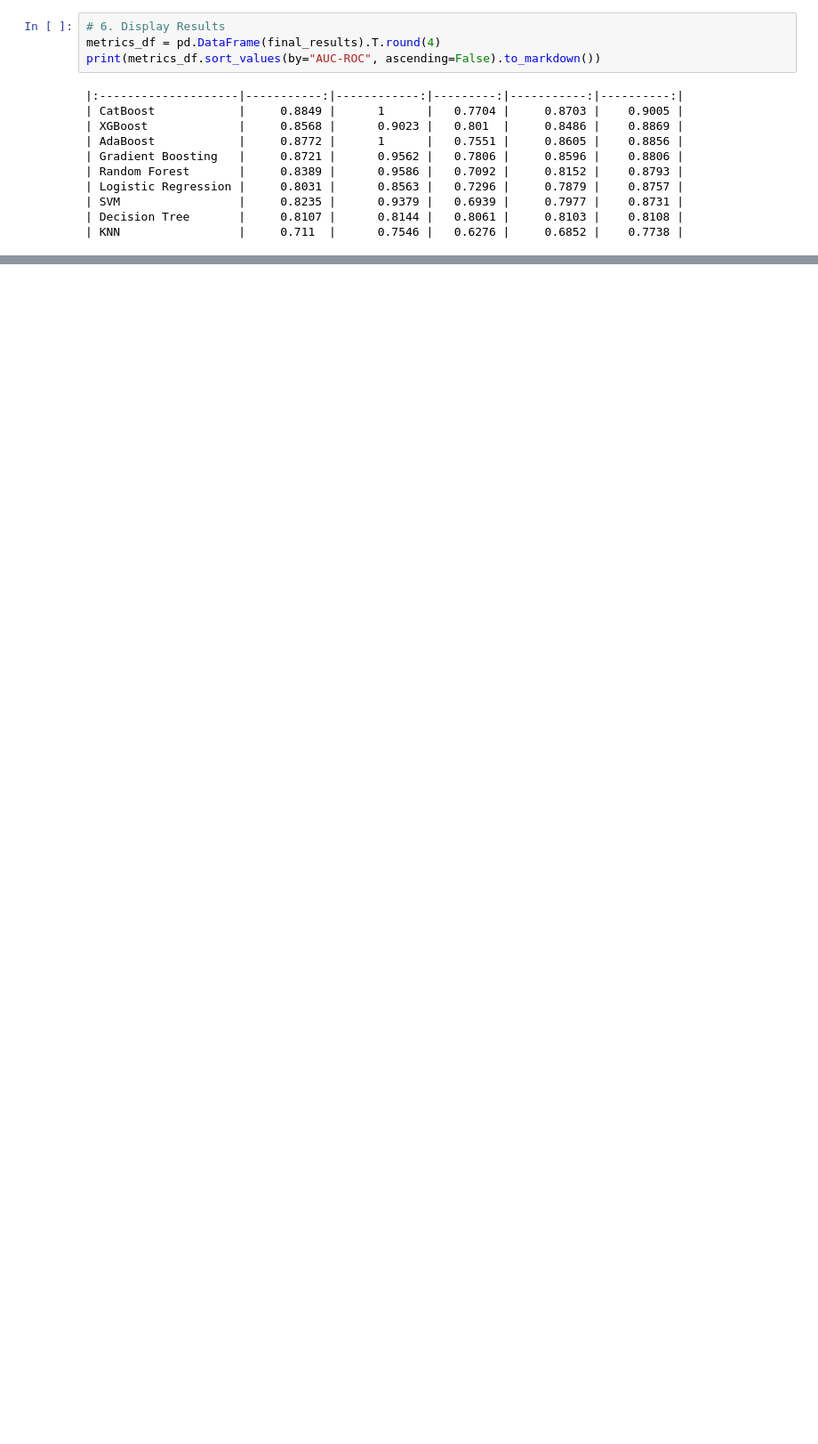
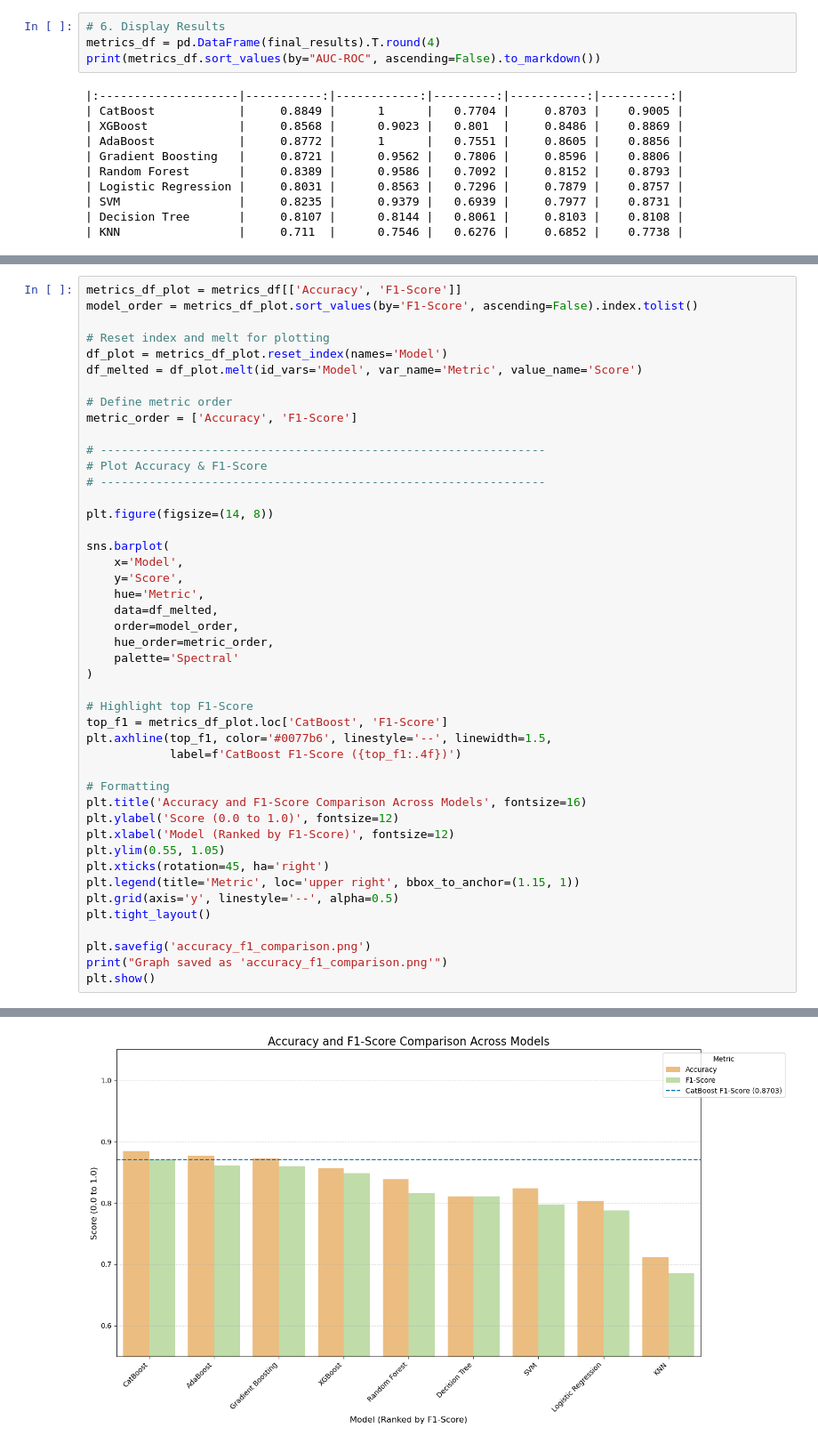
Before and after one commit to gurleen-kaur5/OsteoporosisRiskPrediction, a Jupyter notebook: osteopred.ipynb, the cells around one changed output, grey strips where cells are left out. Shown at 89% size. Drawn from its saved outputs; the diff is of its cells as text; blank space fills up the shorter version.

```diff
--- a/osteopred.ipynb
+++ b/osteopred.ipynb
@@ -424,0 +508,46 @@ print(metrics_df.sort_values(by="AUC-ROC", ascending=False).to_markdown())
+# %%
+metrics_df_plot = metrics_df[['Accuracy', 'F1-Score']]
+model_order = metrics_df_plot.sort_values(by='F1-Score', ascending=False).index.tolist()
+
+# Reset index and melt for plotting
+df_plot = metrics_df_plot.reset_index(names='Model')
+df_melted = df_plot.melt(id_vars='Model', var_name='Metric', value_name='Score')
+
+# Define metric order
+metric_order = ['Accuracy', 'F1-Score']
+
+# ----------------------------------------------------------------
+# Plot Accuracy & F1-Score
+# ----------------------------------------------------------------
+
+plt.figure(figsize=(14, 8))
+
+sns.barplot(
+    x='Model',
+    y='Score',
+    hue='Metric',
+    data=df_melted,
+    order=model_order,
+    hue_order=metric_order,
+    palette='Spectral'
+)
+
+# Highlight top F1-Score
+top_f1 = metrics_df_plot.loc['CatBoost', 'F1-Score']
+plt.axhline(top_f1, color='#0077b6', linestyle='--', linewidth=1.5,
+            label=f'CatBoost F1-Score ({top_f1:.4f})')
+
+# Formatting
+plt.title('Accuracy and F1-Score Comparison Across Models', fontsize=16)
+plt.ylabel('Score (0.0 to 1.0)', fontsize=12)
+plt.xlabel('Model (Ranked by F1-Score)', fontsize=12)
+plt.ylim(0.55, 1.05)
+plt.xticks(rotation=45, ha='right')
+plt.legend(title='Metric', loc='upper right', bbox_to_anchor=(1.15, 1))
+plt.grid(axis='y', linestyle='--', alpha=0.5)
+plt.tight_layout()
+
+plt.savefig('accuracy_f1_comparison.png')
+print("Graph saved as 'accuracy_f1_comparison.png'")
+plt.show()
+# %% [output]
@@ -424,0 +555 @@ print(metrics_df.sort_values(by="AUC-ROC", ascending=False).to_markdown())
+[figure, added]
```
Also changed, not shown: parts of 26 cells of this notebook.
